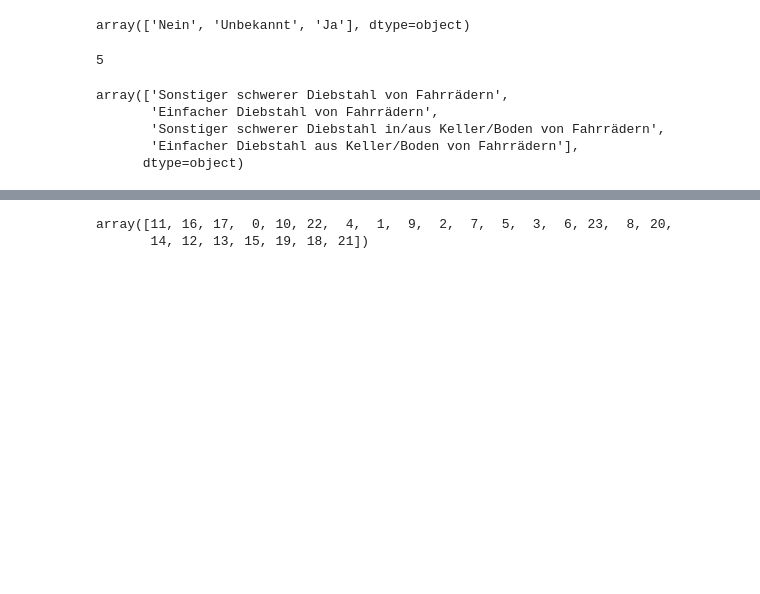
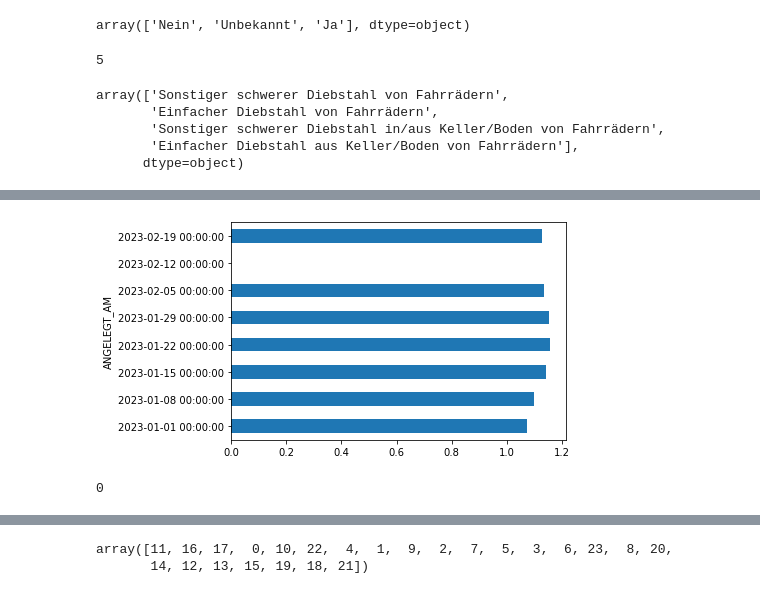
Before and after one commit to cpumarfrohberg/analyze_bike_thefts, a Jupyter notebook: EDA/bike_thefts.ipynb, the cells around one changed output, grey strips where cells are left out. Saved outputs shown, nothing was run; the diff lists cells and outputs as text; code cells hidden in the pictures; blank space fills up the shorter version.

```diff
--- a/EDA/bike_thefts.ipynb
+++ b/EDA/bike_thefts.ipynb
@@ -169,0 +182,3 @@ df_transformed.head(2)
+# %%
+extract_2023 = df_transformed.loc['2023-01-01':'2023-02-19']
+extract_2023.head(2)
@@ -169,0 +227,3 @@ df_transformed.head(2)
+# %%
+extract_2023.reset_index(inplace=True)
+extract_2023.head(2)
@@ -169,0 +234,17 @@ df_transformed.head(2)
+# %%
+bike_thefts_series_23 = pd.DataFrame(extract_2023.groupby(['LOR', 'ANGELEGT_AM']).size(),
+                       columns = ['bike_theft_count']).reset_index()
+bike_thefts_series_23 = bike_thefts_series_23.set_index(bike_thefts_series_23['ANGELEGT_AM'])
+bike_thefts_series_23 = bike_thefts_series_23['bike_theft_count']
+# %%
+(bike_thefts_series_23
+.resample('W')
+.mean()
+.plot.barh()
+);
+# %% [output]
+[figure, added]
+# %%
+bike_thefts_series_23.isna().sum().sum()
+# %% [output]
+0
```
Also changed, not shown: parts of 26 cells of this notebook, 1 other file.
